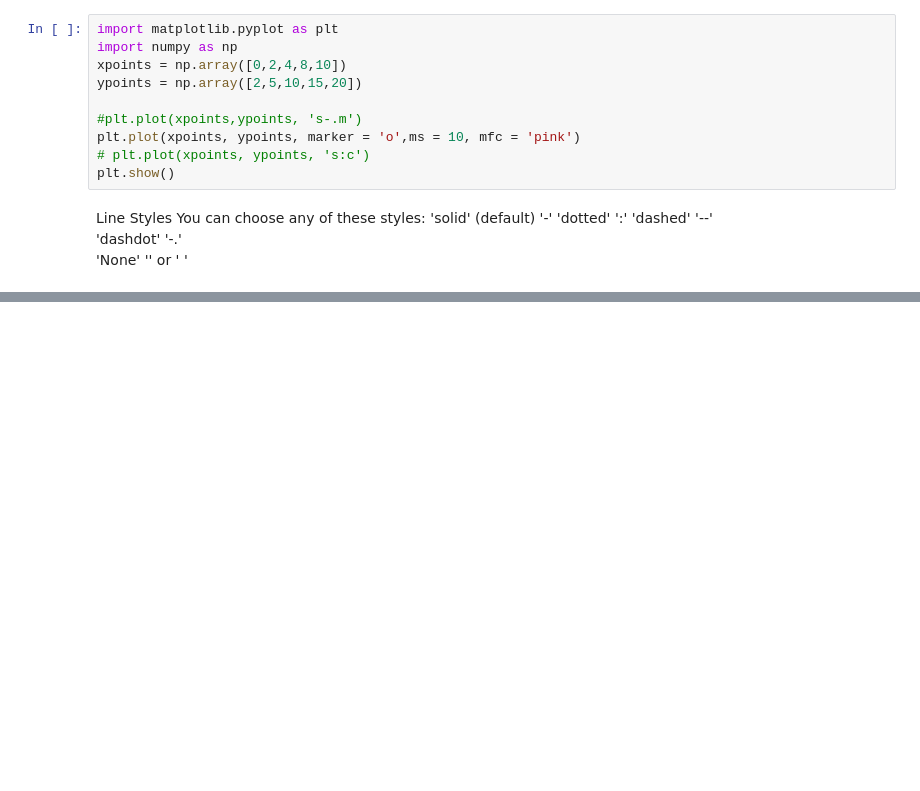
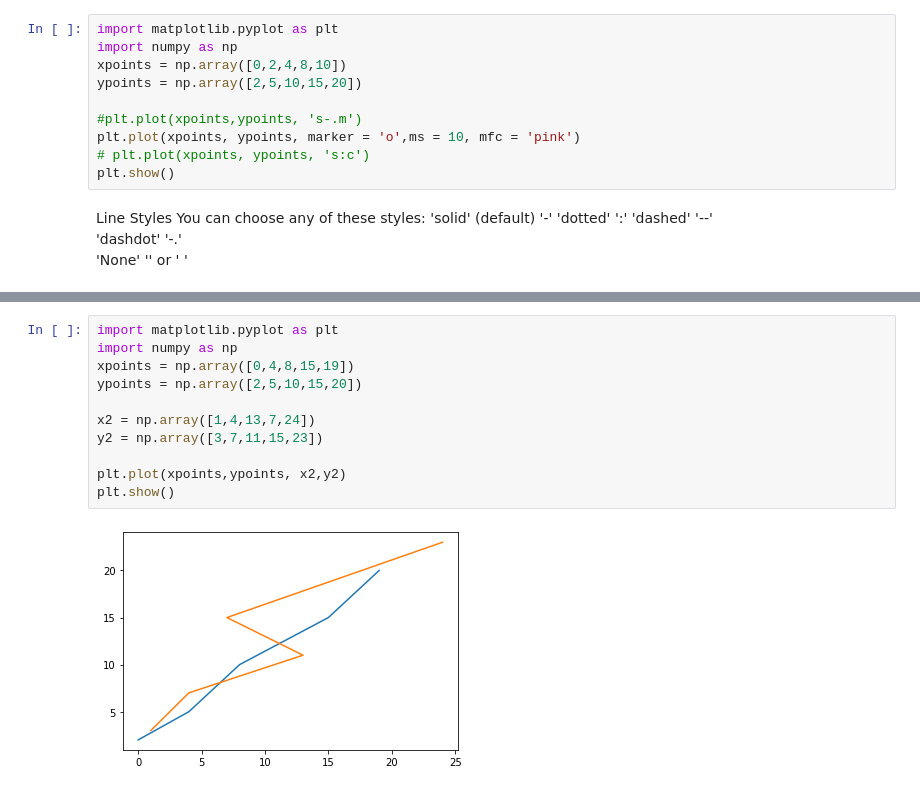
Before and after one commit to ISHaNT-CHaHaR/DSA_bliss, a Jupyter notebook: Data_vis.ipynb, the cells around one changed output, grey strips where cells are left out. Cells and saved outputs as stored; diff of their text form; blank space fills up the shorter version.

```diff
--- a/Data_vis.ipynb
+++ b/Data_vis.ipynb
@@ -124,0 +144,13 @@ plt.show()
+# %%
+import matplotlib.pyplot as plt
+import numpy as np
+xpoints = np.array([0,4,8,15,19])
+ypoints = np.array([2,5,10,15,20])
+
+x2 = np.array([1,4,13,7,24])
+y2 = np.array([3,7,11,15,23])
+
+plt.plot(xpoints,ypoints, x2,y2)
+plt.show()
+# %% [output]
+[figure, added]
```
Also changed, not shown: parts of 9 cells of this notebook.
